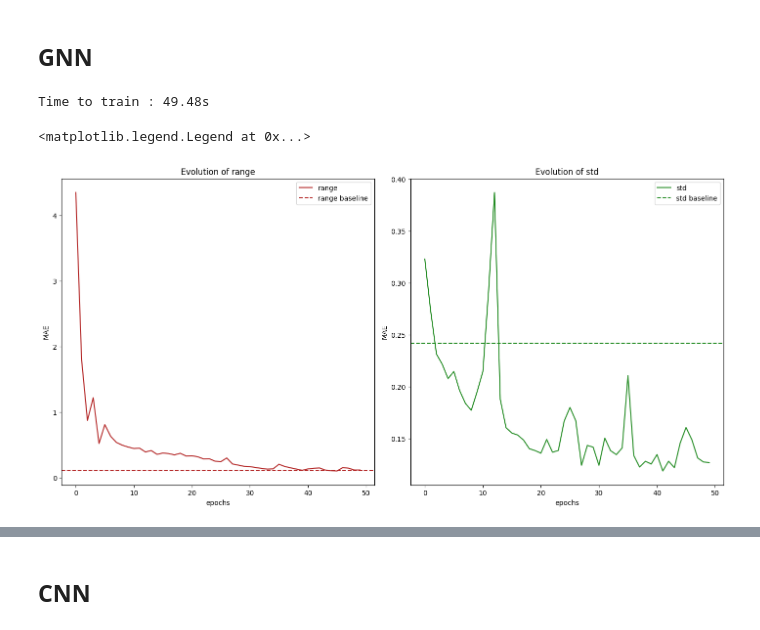
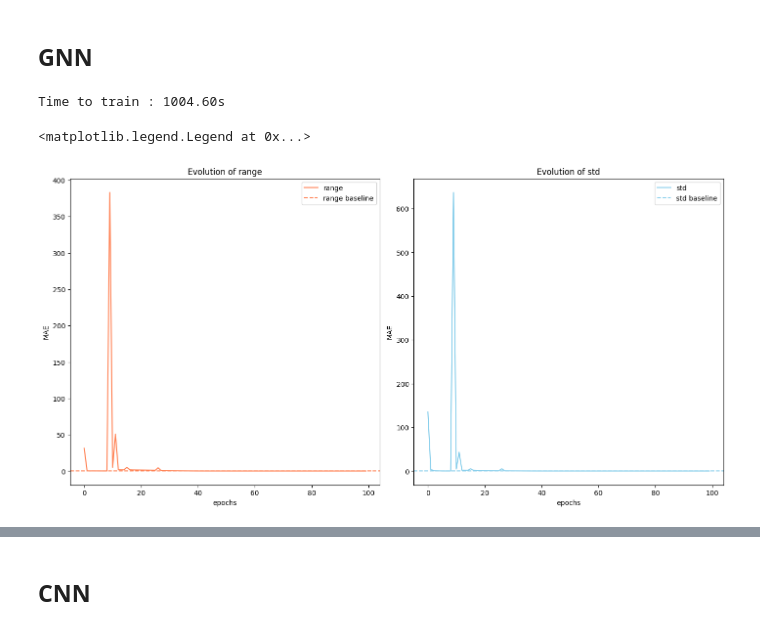
Before and after one commit to DarenXL/Neural_ST_inference, a Jupyter notebook: Code GNN/Amortized_Methods_Geostatistics-NoDeepset.ipynb, the cells around one changed output, grey strips where cells are left out. Saved outputs shown, nothing was run; the diff lists cells and outputs as text; code cells hidden in the pictures.

```diff
--- a/Code GNN/Amortized_Methods_Geostatistics-NoDeepset.ipynb
+++ b/Code GNN/Amortized_Methods_Geostatistics-NoDeepset.ipynb
@@ -175,11 +175,11 @@ def datamaker(constant_product, n, as_grid=False, range_min=.05, range_max=.5,st
 
     return datalist
 # %%
-n_points = 400 # 1000
-n_train = 100 # 500
-n_test = 10 # 100
+n_points = 1000
+n_train = 500
+n_test = 100
 
-batch_size = 20 # 20
+batch_size = 20
 # %%
 sampling_train = datamaker(n_points, n_train, as_grid=False)
 # %%
@@ -584,7 +584,7 @@ model_graph = GNN_network(in_channels=1,
 
 optimizer_graph = torch.optim.Adam(model_graph.parameters(), lr=1e-4)
 # %%
-n_epochs = 50
+n_epochs = 100
 all_loss_train_graph=torch.zeros((n_epochs, n_train,theta_size))
 
 t = tqdm(range(0, n_epochs),total=n_epochs)
@@ -600,35 +600,35 @@ for epoch in t:
     )
 
     t.set_description(f"Epoch {epoch+1}/{n_epochs}")
     t.set_postfix(loss=f"{loss.mean(dim=0)}")
     all_loss_train_graph[epoch] = loss
 
 time_train_graph = time.time() - time_train_graph
 
 print(f"Time to train : {time_train_graph:.2f}s")
 
 all_loss_train_graph = all_loss_train_graph.detach().numpy()
 
 fig_gnn, ax = plt.subplots(1, 2, figsize=(14, 7), constrained_layout=True)
 ax[0].plot(all_loss_train_graph.mean(axis=1)[:,0], 'coral', label='range')
 ax[1].plot(all_loss_train_graph.mean(axis=1)[:,1], 'skyblue',label='std')
 
 based, _ = baseline_mae(dataset_graph)
 ax[0].axhline(based[0],color='coral', ls='--', label='range baseline')
 ax[1].axhline(based[1],color='skyblue', ls='--', label='std baseline')
 
 ax[0].set_title('Evolution of range')
 ax[1].set_title('Evolution of std')
 ax[0].set_xlabel('epochs')
 ax[1].set_xlabel('epochs')
 ax[0].set_ylabel('MAE')
 ax[1].set_ylabel('MAE')
 ax[0].legend()
 ax[1].legend()
 # %% [output]
-Time to train : 49.48s
+Time to train : 1004.60s
 <matplotlib.legend.Legend at 0x...>
-[figure, old version]
+[figure, new version]
 # %%
 model_graph.eval()
 
```
Also changed, not shown: parts of 11 cells of this notebook, 1 other file.
